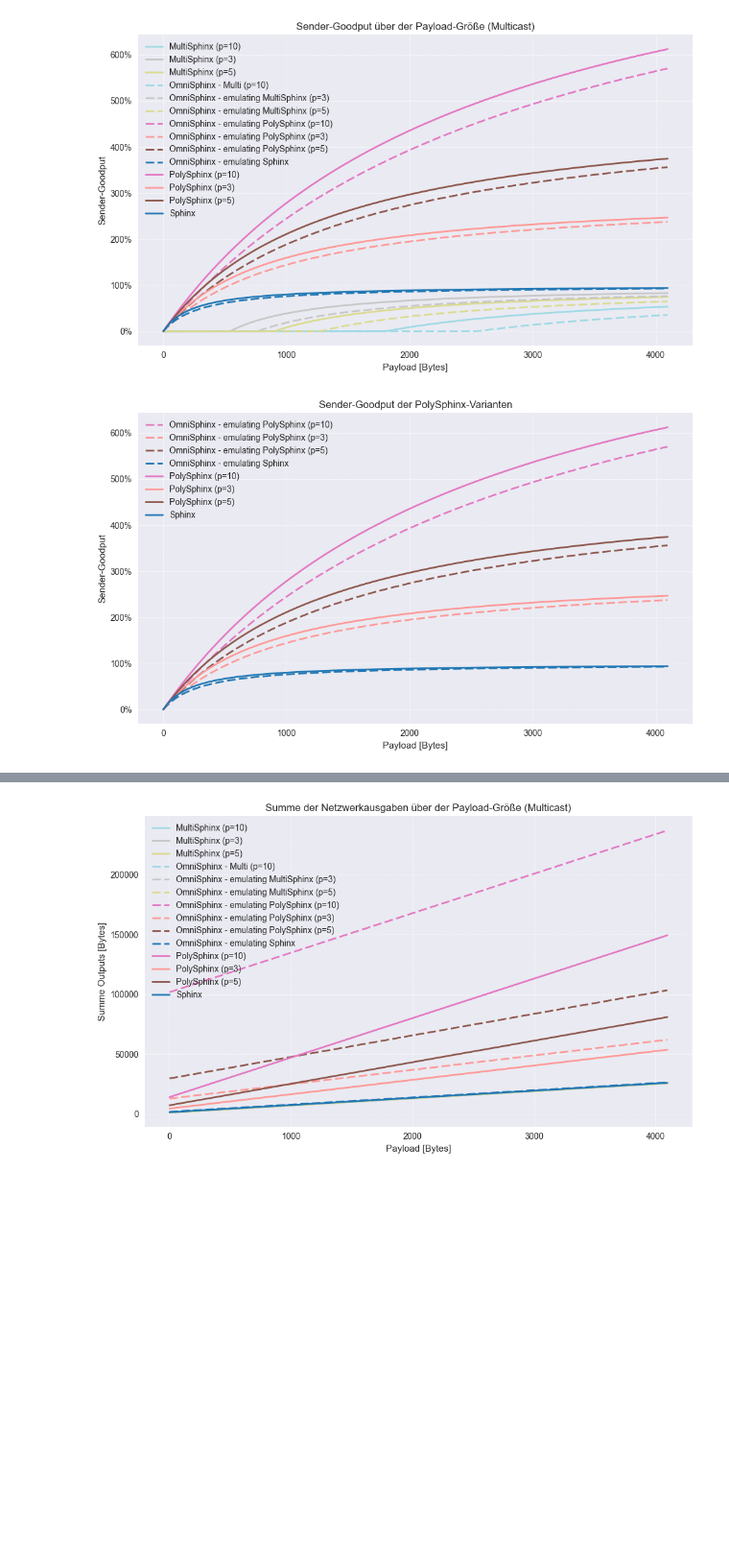
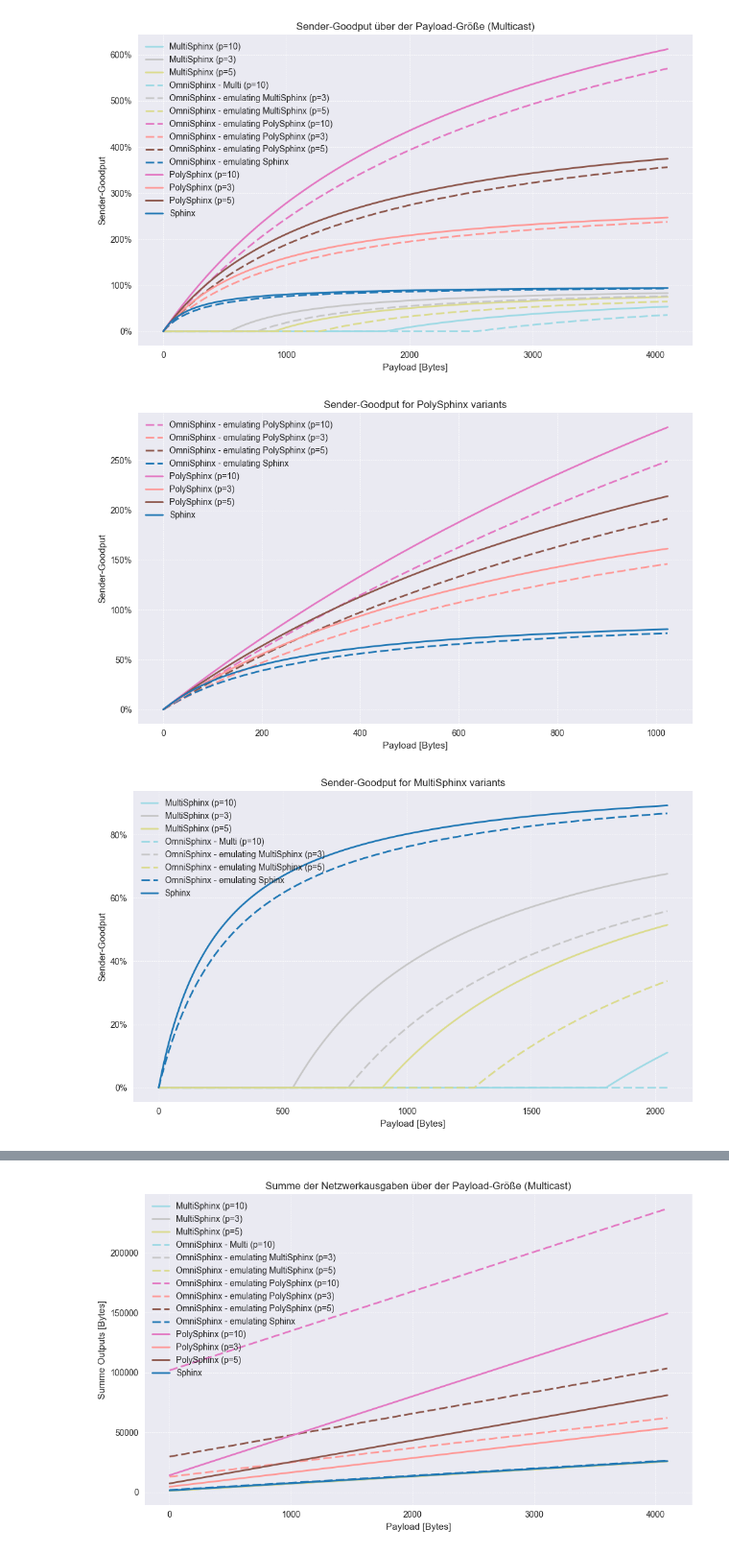
Before and after one commit to kit-ps/OmniSphinx, a Jupyter notebook: size_evaluation.ipynb, the cells around one changed output, grey strips where cells are left out. Shown at 96% size. Drawn from its saved outputs; the diff is of its cells as text; code cells hidden in the pictures; blank space fills up the shorter version.

```diff
--- a/size_evaluation.ipynb
+++ b/size_evaluation.ipynb
@@ -1677,10 +1684,10 @@ plt.show()
 # %%
 # Sender-Goodput – PolySphinx-Varianten
 figsize = (10, 6)
-title = "Sender-Goodput der PolySphinx-Varianten"
+title = "Sender-Goodput for PolySphinx variants"
 x_label = "Payload [Bytes]"
 y_label = "Sender-Goodput"
-max_payload_plot_bytes = None
+max_payload_plot_bytes = 1024
 
 poly_plot_df = multicast_payload_metrics_df[multicast_payload_metrics_df["Familie"].isin(["PolySphinx", "Sphinx"])]
 
@@ -1708,9 +1715,48 @@ ax.yaxis.set_major_formatter(mtick.PercentFormatter(1.0))
 ax.grid(True, linestyle="--", linewidth=0.5)
 ax.legend()
 fig.tight_layout()
+plt.savefig("goodput_polysphinx.pdf")
 plt.show()
 # %% [output]
-[figure, old version]
+[figure, new version]
+# %%
+# Sender-Goodput – MultiSphinx-Varianten
+figsize = (10, 6)
+title = "Sender-Goodput for MultiSphinx variants"
+x_label = "Payload [Bytes]"
+y_label = "Sender-Goodput"
+max_payload_plot_bytes = 2048
+
+poly_plot_df = multicast_payload_metrics_df[multicast_payload_metrics_df["Familie"].isin(["MultiSphinx", "Sphinx"])]
+
+if max_payload_plot_bytes is not None:
+    poly_plot_df = poly_plot_df[poly_plot_df["Payload [B]"] <= max_payload_plot_bytes]
+
+if poly_plot_df.empty:
+    raise ValueError("Keine PolySphinx-Varianten für den Sender-Goodput-Plot vorhanden")
+
+fig, ax = plt.subplots(figsize=figsize)
+for variant_name, group in poly_plot_df.groupby("Variante"):
+    sorted_group = group.sort_values("Payload [B]")
+    ax.plot(
+        sorted_group["Payload [B]"],
+        sorted_group["Sender-Goodput"],
+        label=variant_name,
+        color=multicast_color_map[variant_name],
+        linestyle=multicast_linestyle_map.get(variant_name, "-"),
+        linewidth=2,
+    )
+ax.set_title(title)
+ax.set_xlabel(x_label)
+ax.set_ylabel(y_label)
+ax.yaxis.set_major_formatter(mtick.PercentFormatter(1.0))
+ax.grid(True, linestyle="--", linewidth=0.5)
+ax.legend()
+fig.tight_layout()
+plt.savefig("goodput_multisphinx.pdf")
+plt.show()
+# %% [output]
+[figure, added]
 # %%
 # Netzwerkkosten (Outputs/Payload)
 figsize = (10, 6)
```
Also changed, not shown: parts of 3 cells of this notebook, 8 other files.
